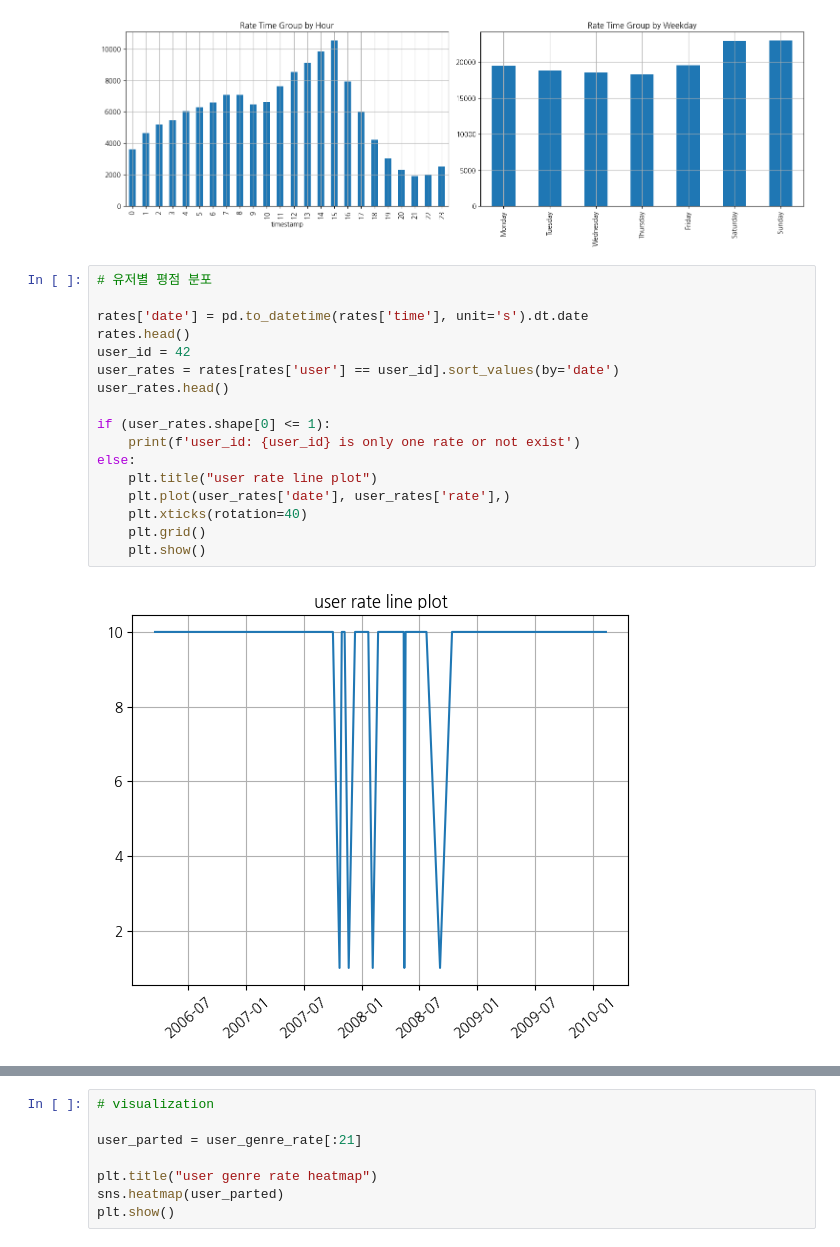
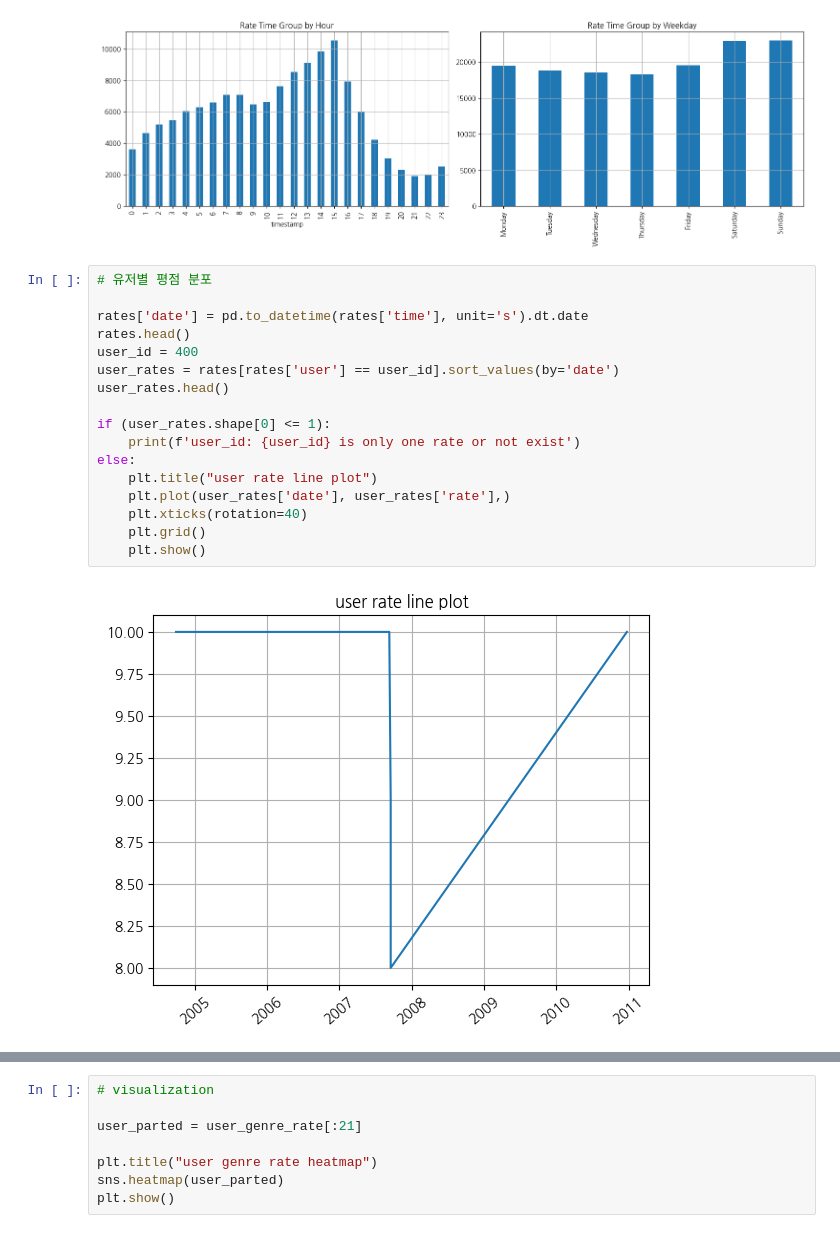
Before and after one commit to YeonSeong-Lee/codessey, a Jupyter notebook: prob02/prob0205.ipynb, the cells around one changed output, grey strips where cells are left out. Cells and saved outputs as stored; diff of their text form.

```diff
--- a/prob02/prob0205.ipynb
+++ b/prob02/prob0205.ipynb
@@ -144,20 +144,20 @@ plt.show()
 # %%
 # 유저별 평점 분포
 
 rates['date'] = pd.to_datetime(rates['time'], unit='s').dt.date
 rates.head()
-user_id = 42
+user_id = 400
 user_rates = rates[rates['user'] == user_id].sort_values(by='date')
 user_rates.head()
 
 if (user_rates.shape[0] <= 1):
     print(f'user_id: {user_id} is only one rate or not exist')
 else:
     plt.title("user rate line plot")
     plt.plot(user_rates['date'], user_rates['rate'],)
     plt.xticks(rotation=40)
     plt.grid()
     plt.show()
 # %% [output]
-[figure, old version]
+[figure, new version]
 # %%
```
Also changed, not shown: parts of 2 cells of this notebook, 3 other files.
